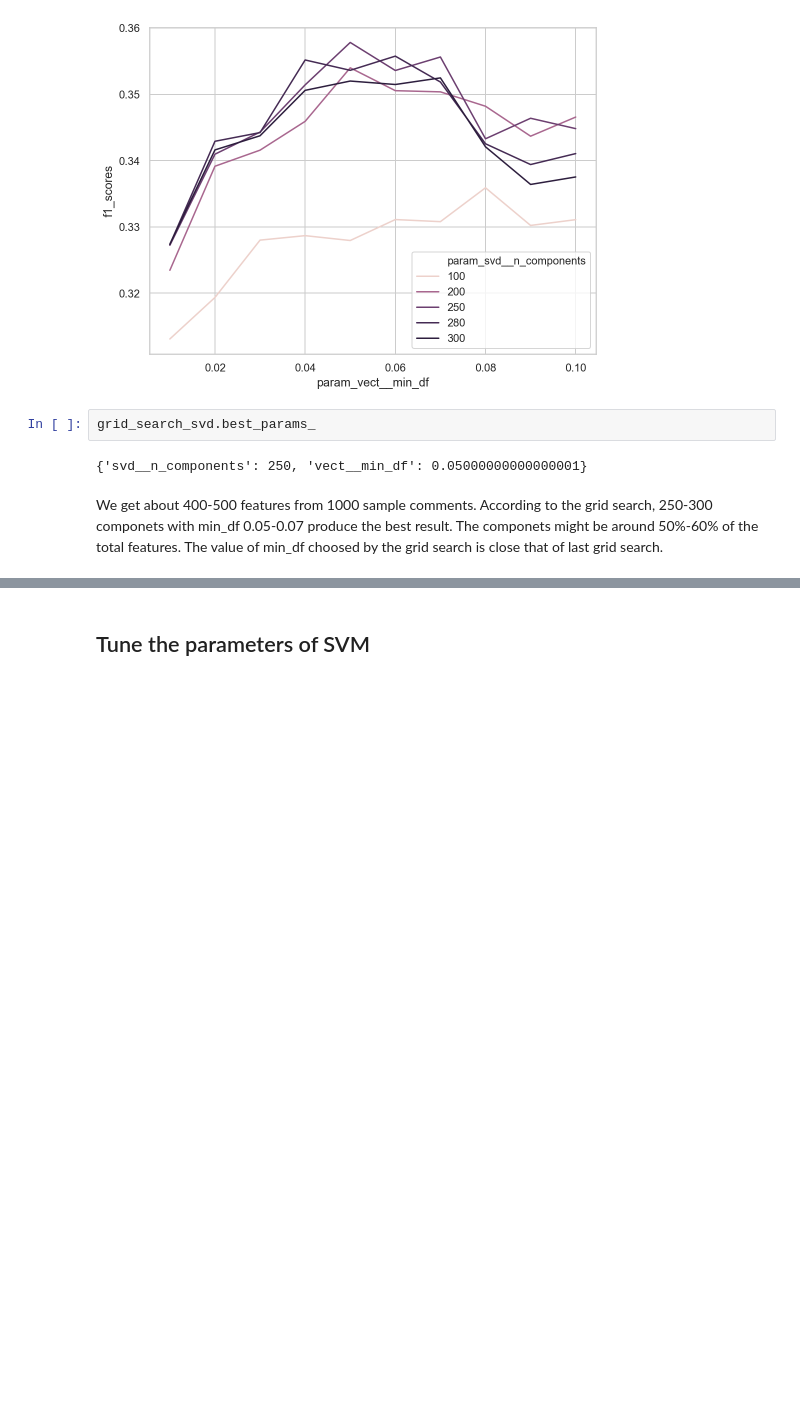
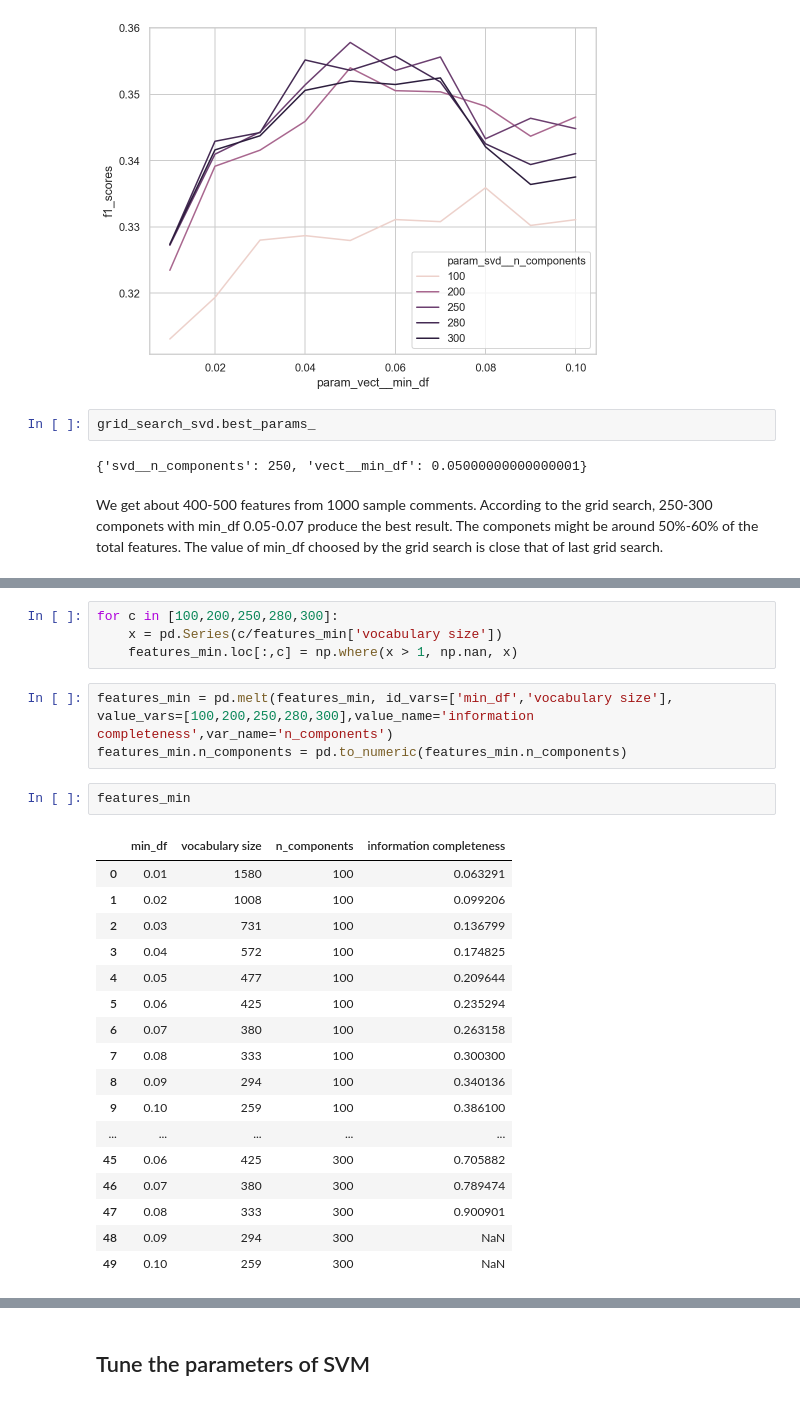
Before and after one commit to ktmud/fsauor2018, a Jupyter notebook: notebooks/parameter grid search.ipynb, the cells around one changed output, grey strips where cells are left out. Drawn from its saved outputs; the diff is of its cells as text; blank space fills up the shorter version.

```diff
--- a/notebooks/parameter grid search.ipynb
+++ b/notebooks/parameter grid search.ipynb
@@ -178,0 +207,27 @@ We get about 400-500 features from 1000 sample comments. According to the grid s
+# %%
+for c in [100,200,250,280,300]:
+    x = pd.Series(c/features_min['vocabulary size'])
+    features_min.loc[:,c] = np.where(x > 1, np.nan, x)
+# %%
+features_min = pd.melt(features_min, id_vars=['min_df','vocabulary size'], value_vars=[100,200,250,280,300],value_name='information completeness',var_name='n_components')
+features_min.n_components = pd.to_numeric(features_min.n_components)
+# %%
+features_min
+# %% [output]
+|  | min_df | vocabulary size | n_components | information completeness |
+| 0 | 0.01 | 1580 | 100 | 0.063291 |
+| 1 | 0.02 | 1008 | 100 | 0.099206 |
+| 2 | 0.03 | 731 | 100 | 0.136799 |
+| 3 | 0.04 | 572 | 100 | 0.174825 |
+| 4 | 0.05 | 477 | 100 | 0.209644 |
+| 5 | 0.06 | 425 | 100 | 0.235294 |
+| 6 | 0.07 | 380 | 100 | 0.263158 |
+| 7 | 0.08 | 333 | 100 | 0.300300 |
+| 8 | 0.09 | 294 | 100 | 0.340136 |
+| 9 | 0.10 | 259 | 100 | 0.386100 |
+| ... | ... | ... | ... | ... |
+| 45 | 0.06 | 425 | 300 | 0.705882 |
+| 46 | 0.07 | 380 | 300 | 0.789474 |
+| 47 | 0.08 | 333 | 300 | 0.900901 |
+| 48 | 0.09 | 294 | 300 | NaN |
+| 49 | 0.10 | 259 | 300 | NaN |
```
Also changed, not shown: parts of 13 cells of this notebook.
